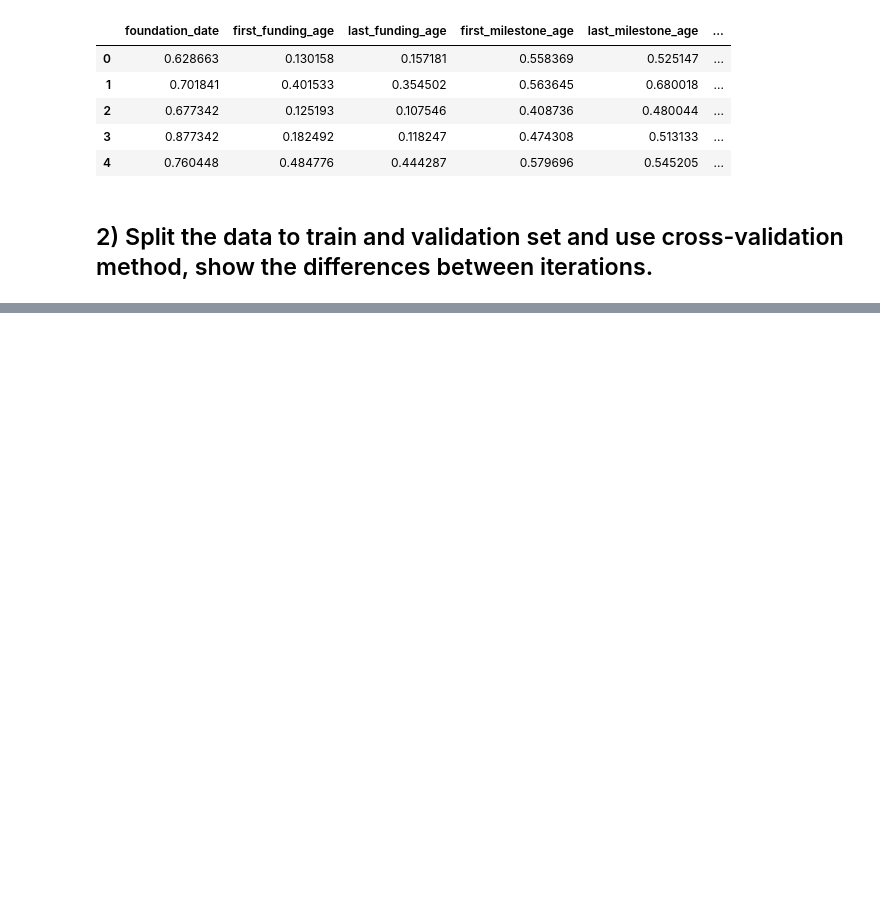
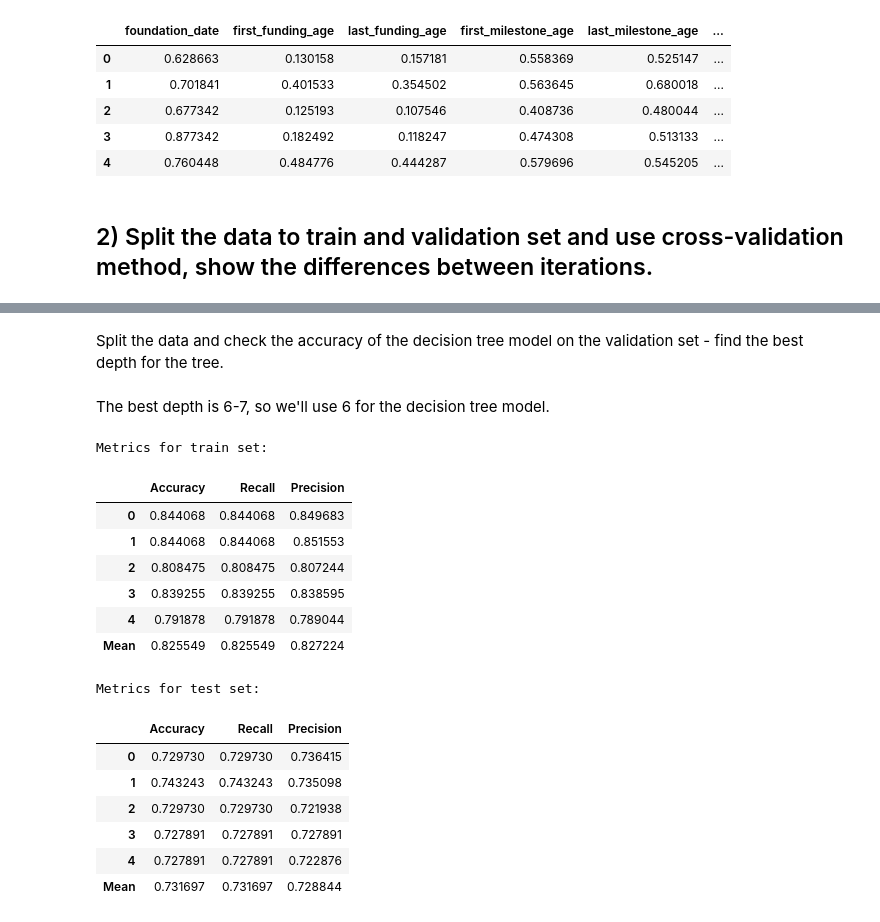
Before and after one commit to Liri-Be/DataMining, a Jupyter notebook: part-2/part2.ipynb, the cells around one changed output, grey strips where cells are left out. Cells and saved outputs as stored; diff of their text form; code cells hidden in the pictures; blank space fills up the shorter version.

```diff
--- a/part-2/part2.ipynb
+++ b/part-2/part2.ipynb
@@ -733,0 +780,25 @@ split_train_result(create_dummies(data_frame_train_clean))
+# %% [markdown]
+Split the data and check the accuracy of the decision tree model on the validation set - find the best depth for the tree.
+# %% [markdown]
+The best depth is 6-7, so we'll use 6 for the decision tree model.
+# %%
+X, y = split_train_result(data_frame_train_clean)
+evaluate(X, y, clf=DecisionTreeClassifier(criterion='entropy', splitter='best',
+                            max_depth=6, min_samples_split=15, min_samples_leaf=5, random_state=42))
+# %% [output]
+Metrics for train set:
+|  | Accuracy | Recall | Precision |
+| 0 | 0.844068 | 0.844068 | 0.849683 |
+| 1 | 0.844068 | 0.844068 | 0.851553 |
+| 2 | 0.808475 | 0.808475 | 0.807244 |
+| 3 | 0.839255 | 0.839255 | 0.838595 |
+| 4 | 0.791878 | 0.791878 | 0.789044 |
+| Mean | 0.825549 | 0.825549 | 0.827224 |
+Metrics for test set:
+|  | Accuracy | Recall | Precision |
+| 0 | 0.729730 | 0.729730 | 0.736415 |
+| 1 | 0.743243 | 0.743243 | 0.735098 |
+| 2 | 0.729730 | 0.729730 | 0.721938 |
+| 3 | 0.727891 | 0.727891 | 0.727891 |
+| 4 | 0.727891 | 0.727891 | 0.722876 |
+| Mean | 0.731697 | 0.731697 | 0.728844 |
```
Also changed, not shown: parts of 23 cells of this notebook.
